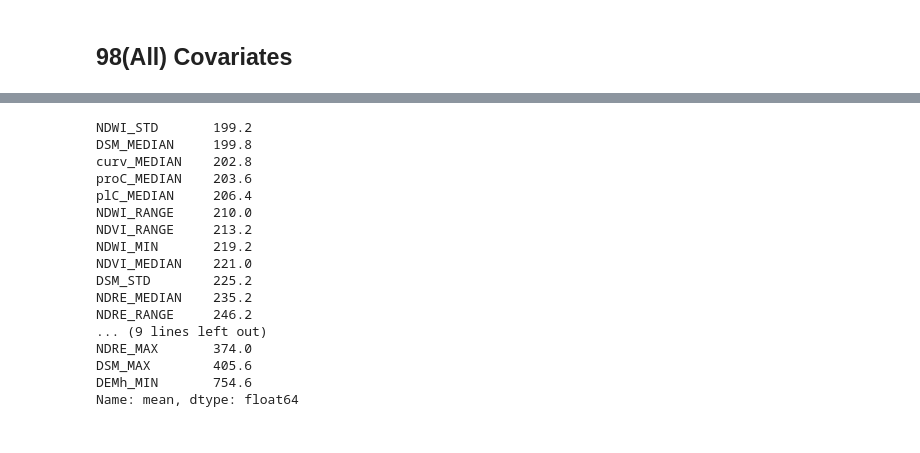
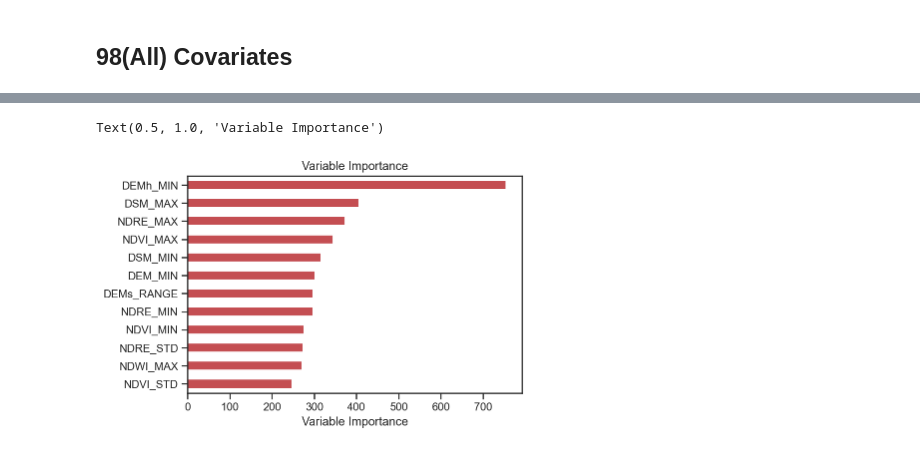
Before and after one commit to sgovil5/wetland-prediction, a Jupyter notebook: V2/RiverRd 2m Analysis/Classification Models/LightGBM.ipynb, the cells around one changed output, grey strips where cells are left out. Drawn from its saved outputs; the diff is of its cells as text; code cells hidden in the pictures.

```diff
--- a/V2/RiverRd 2m Analysis/Classification Models/LightGBM.ipynb
+++ b/V2/RiverRd 2m Analysis/Classification Models/LightGBM.ipynb
@@ -247,27 +247,10 @@ weighted avg     0.9473    0.9474    0.9471     21609
 # %%
-feat_imp_98.sort_values()[-24:]
-
-# fig = feat_imp_98.sort_values()[-24:].T.plot(kind = 'barh',
-#                color = 'r')
-# fig.set_xlabel("Variable Importance")
-# fig.set_title("Variable Importance")
+fig = feat_imp_98.sort_values()[-12:].T.plot(kind = 'barh',
+               color = 'r')
+fig.set_xlabel("Variable Importance")
+fig.set_title("Variable Importance")
 # %% [output]
-NDWI_STD       199.2
-DSM_MEDIAN     199.8
-curv_MEDIAN    202.8
-proC_MEDIAN    203.6
-plC_MEDIAN     206.4
-NDWI_RANGE     210.0
-NDVI_RANGE     213.2
-NDWI_MIN       219.2
-NDVI_MEDIAN    221.0
-DSM_STD        225.2
-NDRE_MEDIAN    235.2
-NDRE_RANGE     246.2
-... (9 lines left out)
-NDRE_MAX       374.0
-DSM_MAX        405.6
-DEMh_MIN       754.6
-Name: mean, dtype: float64
+Text(0.5, 1.0, 'Variable Importance')
+[figure, added]
 # %%
 output_df_98.to_csv("../Comparison Data/LGBM98.csv", index=False)
```
Also changed, not shown: parts of 1 cell of this notebook, 3 other files.
